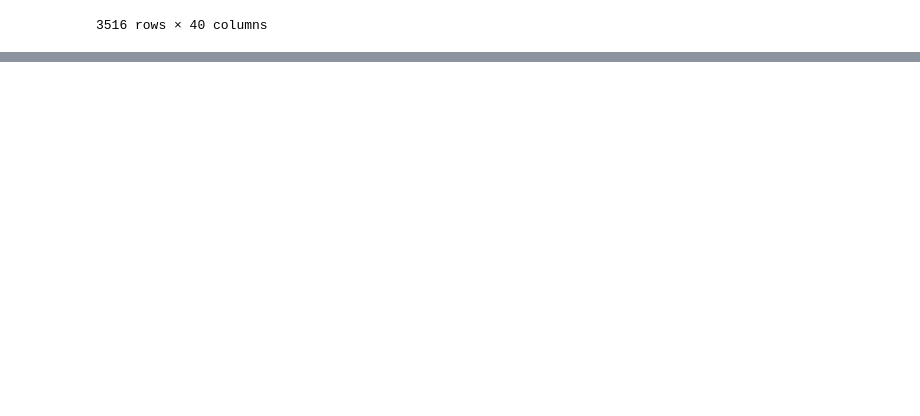
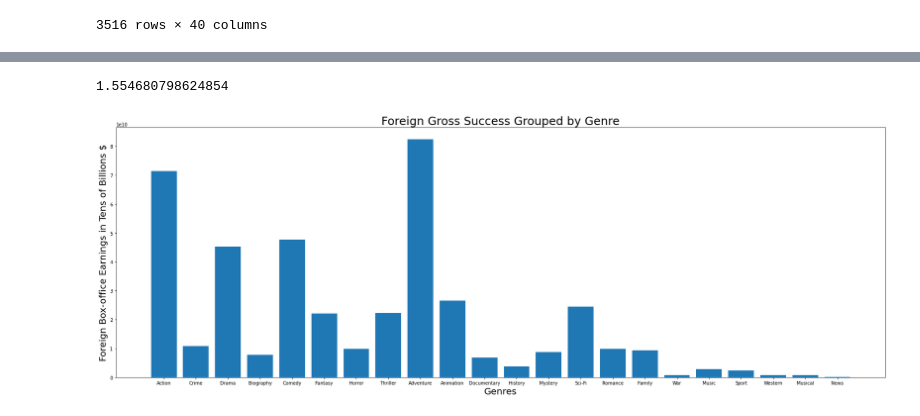
Before and after one commit to eldrickie/Film_Success_Factors, a Jupyter notebook: basicRatingDraft3(joinGross).ipynb, the cells around one changed output, grey strips where cells are left out. Saved outputs shown, nothing was run; the diff lists cells and outputs as text; code cells hidden in the pictures; blank space fills up the shorter version.

```diff
--- a/basicRatingDraft3(joinGross).ipynb
+++ b/basicRatingDraft3(joinGross).ipynb
@@ -331,0 +577,12 @@ gbr_df.loc[gbr_df['domestic_gross'].isna() == False]
+# %%
+gbr_df['foreign_gross'].mean() / gbr_df['domestic_gross'].mean()
+# %% [output]
+1.554680798624854
+# %%
+fig, ax = plt.subplots(figsize = (30,10))
+ax.bar(x = [i[0] for i in genreForeign] , height = [i[1] for i in genreForeign])
+ax.set_xlabel('Genres', fontsize = 20)
+ax.set_ylabel('Foreign Box-office Earnings in Tens of Billions $', fontsize = 20)
+ax.set_title('Foreign Gross Success Grouped by Genre', fontsize = 25);
+# %% [output]
+[figure, added]
```
Also changed, not shown: parts of 91 cells of this notebook, 4 other files.
